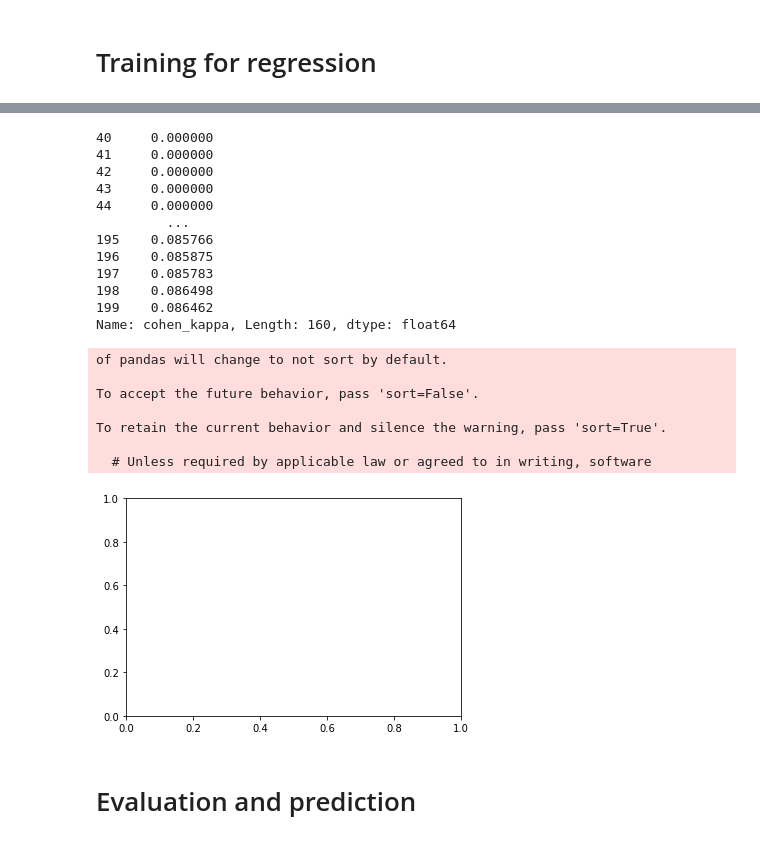
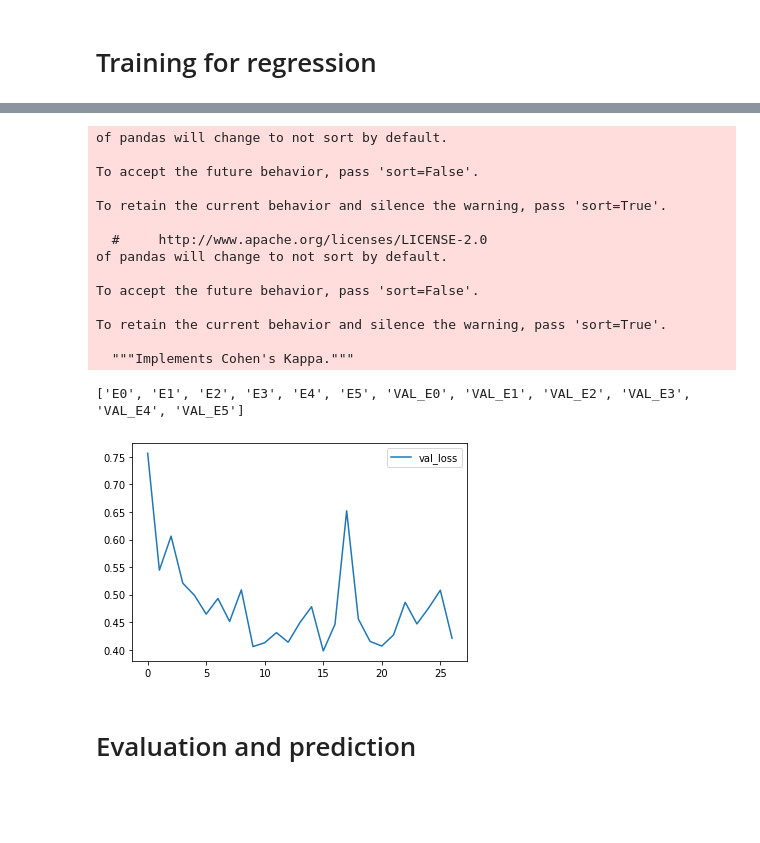
Before and after one commit to SaizFerri/diabetic-retinopathy-detection, a Jupyter notebook: model/ResNet_50.ipynb, the cells around one changed output, grey strips where cells are left out. Cells and saved outputs as stored; diff of their text form; code cells hidden in the pictures; blank space fills up the shorter version.

```diff
--- a/model/ResNet_50.ipynb
+++ b/model/ResNet_50.ipynb
@@ -614,41 +578,47 @@ fig.show()
 # %%
 hist = pd.DataFrame({'cohen_kappa' : []})
 fig, ax = plt.subplots()
-for i in range(2):
+for i in range(5):
+  key = f'VAL_E{i}'
+  history_df = pd.read_hdf(f'{DATASET_PATH}/history/from_imagenet_keras_history_full_2.hdf5', key=key)
+  #ax.plot(history_df['batch'], history_df['cohen_kappa'], label=key)
+  hist = pd.concat([hist, history_df], ignore_index=True)
+
+for i in range(6, 28):
   #try:
-    key = f'E{i}'
-    history_df = pd.read_hdf(f'{DATASET_PATH}/history/copy_from_imagenet_history_full.hdf5', key=key)
+    key = f'VAL_E{i}'
 
+    history_df = pd.read_hdf(f'{DATASET_PATH}/history/from_imagenet_keras_history_full.hdf5', key=key)
     #ax.plot(history_df['batch'], history_df['cohen_kappa'], label=key)
     hist = pd.concat([hist, history_df], ignore_index=True)
   #except:
     #None
 
-#ax.plot(np.arange(hist.shape[0]), hist['cohen_kappa'], label='cohen_kappa')
-#ax.legend()
-#fig.show()
-print(hist['cohen_kappa'][40:20])
+ax.plot(np.arange(hist.shape[0]), hist['val_loss'], label='val_loss')
+ax.legend()
+fig.show()
+# print(hist['cohen_kappa'][40:20])
+
+f = h5py.File(f'{DATASET_PATH}/history/from_imagenet_keras_history_full_2.hdf5', 'r')
+print(list(f.keys()))
+# print(pd.read_hdf(f'{DATASET_PATH}/history/from_imagenet_keras_history_full_1.hdf5', key='VAL_E1'))
 # %% [output]
-40     0.000000
-41     0.000000
-42     0.000000
-43     0.000000
-44     0.000000
-         ...
-195    0.085766
-196    0.085875
-197    0.085783
-198    0.086498
-199    0.086462
-Name: cohen_kappa, Length: 160, dtype: float64
+of pandas will change to not sort by default.
+
+To accept the future behavior, pass 'sort=False'.
+
+To retain the current behavior and silence the warning, pass 'sort=True'.
+
+  #     http://www.apache.org/licenses/LICENSE-2.0
+of pandas will change to not sort by default.
+
+To accept the future behavior, pass 'sort=False'.
+
+To retain the current behavior and silence the warning, pass 'sort=True'.
+
+  """Implements Cohen's Kappa."""
-of pandas will change to not sort by default.
-
-To accept the future behavior, pass 'sort=False'.
-
-To retain the current behavior and silence the warning, pass 'sort=True'.
-
-  # Unless required by applicable law or agreed to in writing, software
+['E0', 'E1', 'E2', 'E3', 'E4', 'E5', 'VAL_E0', 'VAL_E1', 'VAL_E2', 'VAL_E3', 'VAL_E4', 'VAL_E5']
-[figure, old version]
+[figure, new version]
 # %% [markdown]
 # Evaluation and prediction
 # %%
```
Also changed, not shown: parts of 17 cells of this notebook.
